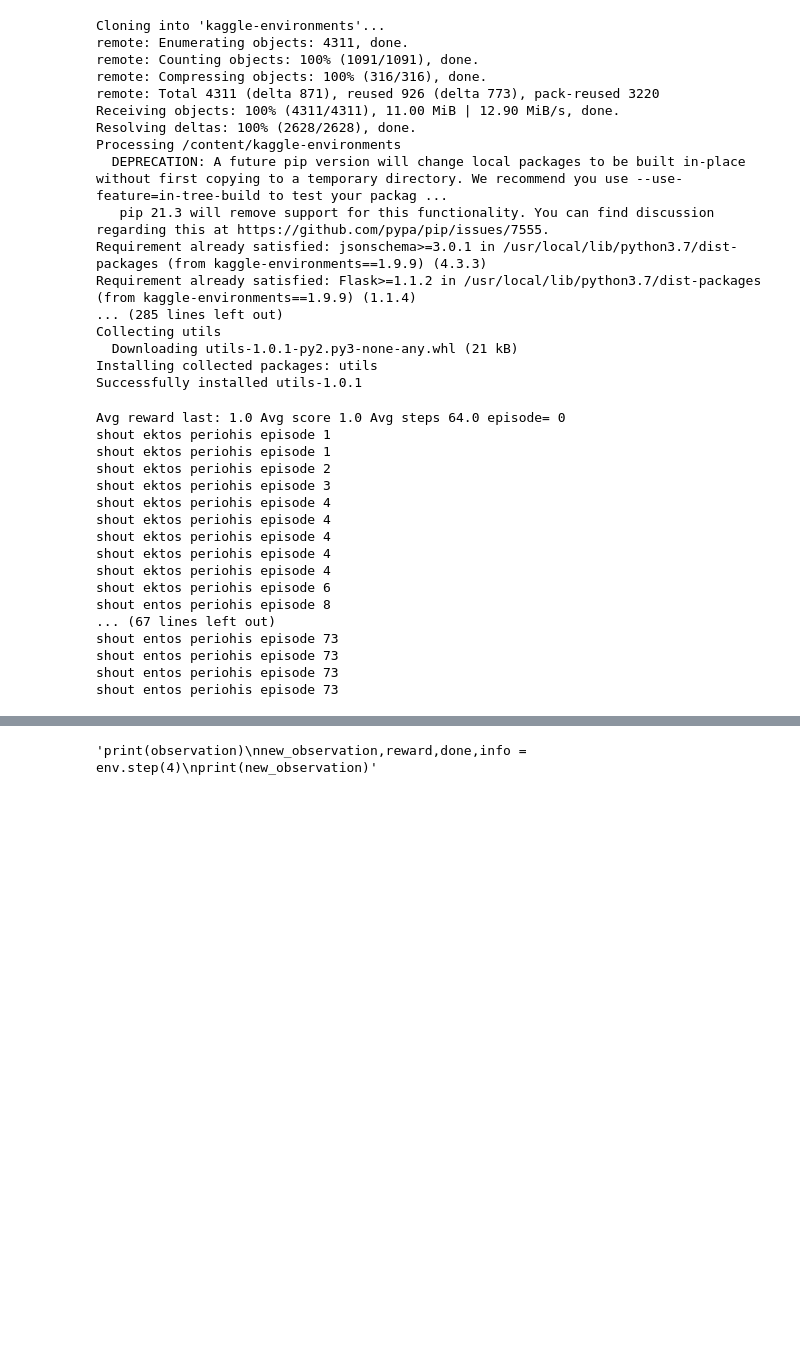
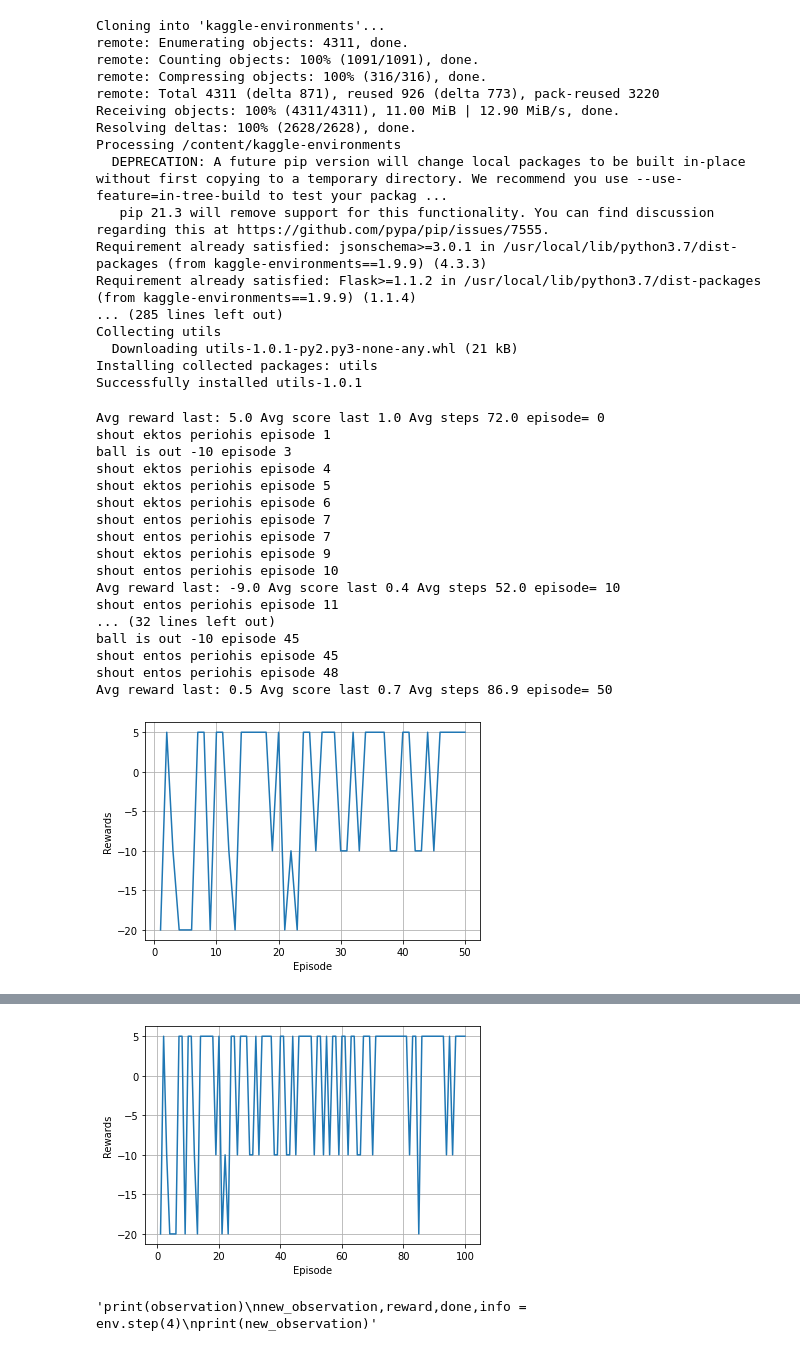
Before and after one commit to Georgemouts/Google-Research-Football-RL-DQN, a Jupyter notebook: academy/UOI-Final_4Actions.ipynb, the cells around one changed output, grey strips where cells are left out. Saved outputs shown, nothing was run; the diff lists cells and outputs as text; code cells hidden in the pictures; blank space fills up the shorter version.

```diff
--- a/academy/UOI-Final_4Actions.ipynb
+++ b/academy/UOI-Final_4Actions.ipynb
@@ -104,7 +104,7 @@ class Agent():
     self.n_actions=n_actions
     self.mem_cntr =0 # keep track of the position of first available memory
 
-    self.Q_eval = DeepQNetwork(self.lr,n_actions=n_actions,input_dims= input_dims, fc1_dims=350, fc2_dims=350 , fc3_dims=350)
+    self.Q_eval = DeepQNetwork(self.lr,n_actions=n_actions,input_dims= input_dims, fc1_dims=500, fc2_dims=500 , fc3_dims=500)
 
     self.state_memory = np.zeros((self.mem_size,*input_dims),dtype =np.float32)
     self.new_state_memory= np.zeros((self.mem_size , *input_dims),dtype=np.float32)
@@ -128,12 +128,15 @@ class Agent():
 
   def choose_action(self,observation):
     if np.random.random()> self.epsilon:
+
       state =T.tensor([observation]).to(self.Q_eval.device) #turn observation to tensor and send it to device for computations
       action_list = self.Q_eval.forward(state) #returns the values of each action
       action = T.argmax(action_list).item()
+      #print("exploit:",action)
     else:     #
+
       action = np.random.choice(self.action_space)
-
+      #print("explore:",action)
     return action
 
   def learn(self):    #fill batch size then learn
@@ -244,7 +247,7 @@ Action_list=[4,5,6,12]
 
 #Create Objects
 
-agent = Agent(gamma=0.99,epsilon=1.0 ,batch_size = 256 ,lr=0.00015 ,input_dims= [115], n_actions = len(Action_list) )# batch = best 256
+agent = Agent(gamma=0.99,epsilon=1.0 ,batch_size = 128 ,lr=0.00015 ,input_dims= [115], n_actions = len(Action_list) )# batch = best 256
 all_prints = All_prints()
 #cus_rew =Custom_Rewards()
 
@@ -294,18 +297,31 @@ for i in range(num_of_eps) :
       act=1
     #print("Sto Else",observation[94],observation[95],observation[96])
 
-    #EDO THA KANO TA OBSERVATIONS APO 115 -> LIGOTERA ,THA TA PERNAO KAI THA MOY EPISTREFEI ACTION
+
+
     action = agent.choose_action(observation)
 
 
     new_observation,reward,done,info = env.step(Action_list[action])
-    if((observation[2]<0.6) and (observation[95] == 1) and (Action_list[action]==12)): #an shoutarei prin th megali perioxh -10
-      reward= reward -2
+
+    #if(reward!=1):  #each step loses -0.2
+      #reward= reward -0.2
+
+    if(done ==1 and reward !=1): #if ball is out ,loses -2
+      reward = reward -10
+      print("ball is out -10","episode",i)
+    if(reward==1 and  done ==1): #if agent scores , wins +4
+      reward = 5
+    if((observation[2]<0.5) and (observation[95] == 1) and (Action_list[action]==12)): #an shoutarei prin th megali perioxh -2
+
+      reward= reward -20
+      done=1
       print("shout ektos periohis","episode",i)
 
-    if((observation[2]>0.5) and (observation[95] == 1) and (Action_list[action]==12)): #an shoutarei prin th megali perioxh -10
-      reward= reward +0.2
+    if((observation[2]>0.5) and (observation[95] == 1) and (Action_list[action]==12)): #an shoutarei mesa ti megali periohi +0.1
+      #reward= reward +0.1
       print("shout entos periohis","episode",i)
+
     #print("Den exo mpala",Action_list[action])
     #print("DEN EXO MPALA",Action_list[action],action)
 
@@ -356,46 +372,48 @@ for i in range(num_of_eps) :
   episode = episode +1
 
 
   rew_list.append(eps_rew)
 
 # PRINTS
   if (i % 10)== 0 :
-      print("Avg reward last:", np.mean(rew_list[-10:]),"Avg score",np.mean(score_list),"Avg steps",np.mean(step_list[-10:]),"episode=",i)
+      print("Avg reward last:", np.mean(rew_list[-10:]),"Avg score last",np.mean(score_list[-10:]),"Avg steps",np.mean(step_list[-10:]),"episode=",i)
       #print(score_list)
 
   if (((i % 1000)== 0) and i!=0) :
       all_prints.score_graph(score_list[-1000:],1000)# graph the last 1000 episodes
-
+  if(((i%50)==0) and i!=0):
+    all_prints.rew_graph(rew_list[-i:],i)
 
 
   #EPISODE PRINTS
   #all_prints.printstats(i,rew_list,eps_rew,agent.epsilon)
 
   eps_rew=0
 
 
 
 print("Avg score last:", np.mean(rew_list[-10:]),"Avg score",np.mean(score_list),"Avg steps",np.mean(step_list[-10:]),"episode=",i)
 all_prints.score_graph(score_list[-1000:],1000)# graph the last 1000 episodes
 
 #all_prints.score_graph(score_list,i+1)#i = num_of_eps
 #print("\n ")
 #all_prints.rew_graph(rew_list,i+1)
 # %% [output]
-Avg reward last: 1.0 Avg score 1.0 Avg steps 64.0 episode= 0
+Avg reward last: 5.0 Avg score last 1.0 Avg steps 72.0 episode= 0
 shout ektos periohis episode 1
-shout ektos periohis episode 1
-shout ektos periohis episode 2
-shout ektos periohis episode 3
+ball is out -10 episode 3
 shout ektos periohis episode 4
-shout ektos periohis episode 4
-shout ektos periohis episode 4
-shout ektos periohis episode 4
-shout ektos periohis episode 4
+shout ektos periohis episode 5
 shout ektos periohis episode 6
-shout entos periohis episode 8
-... (67 lines left out)
-shout entos periohis episode 73
-shout entos periohis episode 73
-shout entos periohis episode 73
-shout entos periohis episode 73
+shout entos periohis episode 7
+shout entos periohis episode 7
+shout ektos periohis episode 9
+shout entos periohis episode 10
+Avg reward last: -9.0 Avg score last 0.4 Avg steps 52.0 episode= 10
+shout entos periohis episode 11
+... (32 lines left out)
+ball is out -10 episode 45
+shout entos periohis episode 45
+shout entos periohis episode 48
+Avg reward last: 0.5 Avg score last 0.7 Avg steps 86.9 episode= 50
+[figure, added]
@@ -402,3 +437,4 @@ shout entos periohis episode 73
+[figure, added]
 # %%
 class Custom_Rewards():
   #def __init__(self):
```
Also changed, not shown: parts of 1 cell of this notebook.
